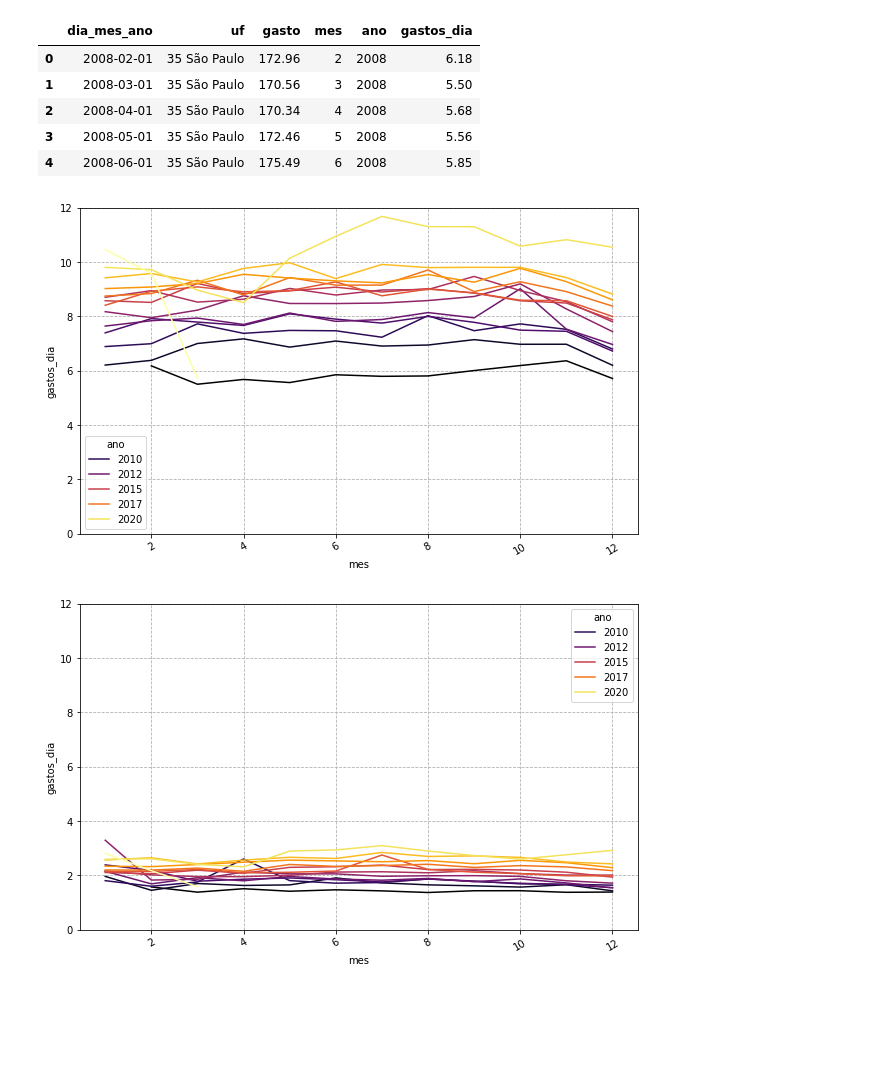
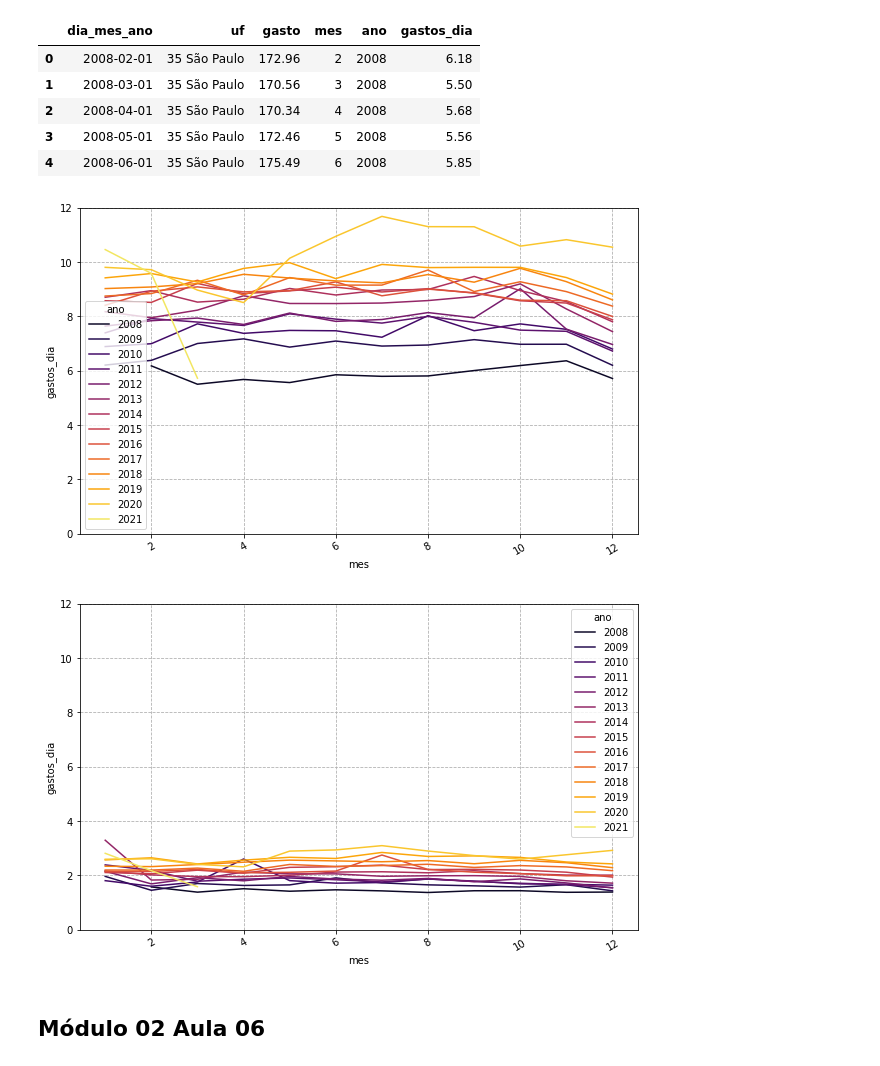
Before and after one commit to laugustovieira/BootCamp---Data-Science, a Jupyter notebook: BootCampDataScience.ipynb, the cells around one changed output. Saved outputs shown, nothing was run; the diff lists cells and outputs as text; code cells hidden in the pictures; blank space fills up the shorter version.

Commit message:
modulo 02 aula 06

```diff
--- a/BootCampDataScience.ipynb
+++ b/BootCampDataScience.ipynb
@@ -1068,19 +1069,21 @@ mensal_aberto.head()
 | 4 | 2008-06-01 | 35 São Paulo | 175.49 | 6 | 2008 | 5.85 |
 # %%
 plt.figure(figsize = (10,6))
-ax = sns.lineplot(data = mensal_aberto.query("uf=='35 São Paulo'"), x="mes", y="gastos_dia", hue="ano", palette="inferno")
+ax = sns.lineplot(data = mensal_aberto.query("uf=='35 São Paulo'"), x="mes", y="gastos_dia", hue="ano", palette= sns.color_palette("inferno",14))
 plt.xticks(rotation=30)
 plt.grid(True, linestyle='--')
 plt.ylim(0,12)
 plt.show()
 # %% [output]
-[figure, old version]
+[figure, new version]
 # %%
 plt.figure(figsize = (10,6))
-ax = sns.lineplot(data = mensal_aberto.query("uf=='33 Rio de Janeiro'"), x="mes", y="gastos_dia", hue="ano", palette="inferno")
+ax = sns.lineplot(data = mensal_aberto.query("uf=='33 Rio de Janeiro'"), x="mes", y="gastos_dia", hue="ano", palette= sns.color_palette("inferno",14))
 plt.xticks(rotation=30)
-plt.grid(True, linestyle='--')
+plt.grid(linestyle='--')
 plt.ylim(0,12)
 plt.show()
 # %% [output]
-[figure, old version]
+[figure, new version]
+# %% [markdown]
+## Módulo 02 Aula 06
```
Also changed, not shown: parts of 13 cells of this notebook.
